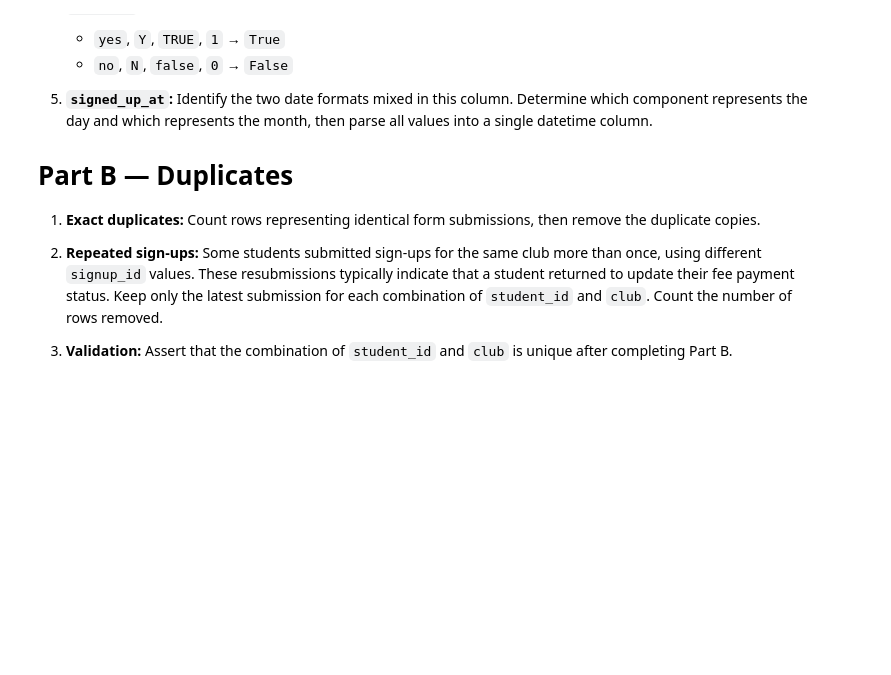
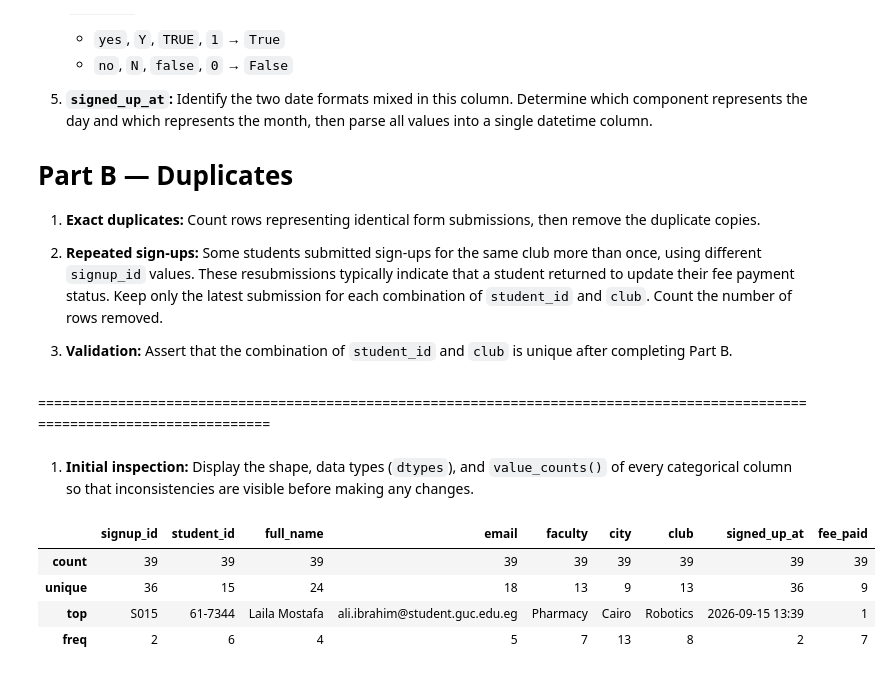
Before and after one commit to youssef1234-code/youssef-mohamed_58-18247_MET-04_task1, a Jupyter notebook: task1.ipynb, the cells around one changed output. Cells and saved outputs as stored; diff of their text form; code cells hidden in the pictures; blank space fills up the shorter version.

```diff
--- a/task1.ipynb
+++ b/task1.ipynb
@@ -6,7 +7,7 @@ import pandas as pd
 # %% [markdown]
 load the data and lets take a look
 # %%
-raw = pd.read_csv('raw/club_signups.csv')
+raw = pd.read_csv('club_signups.csv')
 raw.head()
 # %% [output]
 |  | signup_id | student_id | full_name | email | faculty | city | club | signed_up_at | fee_paid |
@@ -49,3 +50,15 @@ Target =>
 2. **Repeated sign-ups:** Some students submitted sign-ups for the same club more than once, using different `signup_id` values. These resubmissions typically indicate that a student returned to update their fee payment status. Keep only the latest submission for each combination of `student_id` and `club`. Count the number of rows removed.
 
 3. **Validation:** Assert that the combination of `student_id` and `club` is unique after completing Part B.
+# %% [markdown]
+=============================================================================================================================
+# %% [markdown]
+1. **Initial inspection:** Display the shape, data types (`dtypes`), and `value_counts()` of every categorical column so that inconsistencies are visible before making any changes.
+# %%
+raw.describe()
+# %% [output]
+|  | signup_id | student_id | full_name | email | faculty | city | club | signed_up_at | fee_paid |
+| count | 39 | 39 | 39 | 39 | 39 | 39 | 39 | 39 | 39 |
+| unique | 36 | 15 | 24 | 18 | 13 | 9 | 13 | 36 | 9 |
+| top | S015 | 61-7344 | Laila Mostafa | ali.ibrahim@student.guc.edu.eg | Pharmacy | Cairo | Robotics | 2026-09-15 13:39 | 1 |
+| freq | 2 | 6 | 4 | 5 | 7 | 13 | 8 | 2 | 7 |
```
Also changed, not shown: parts of 27 cells of this notebook, 2 other files.
